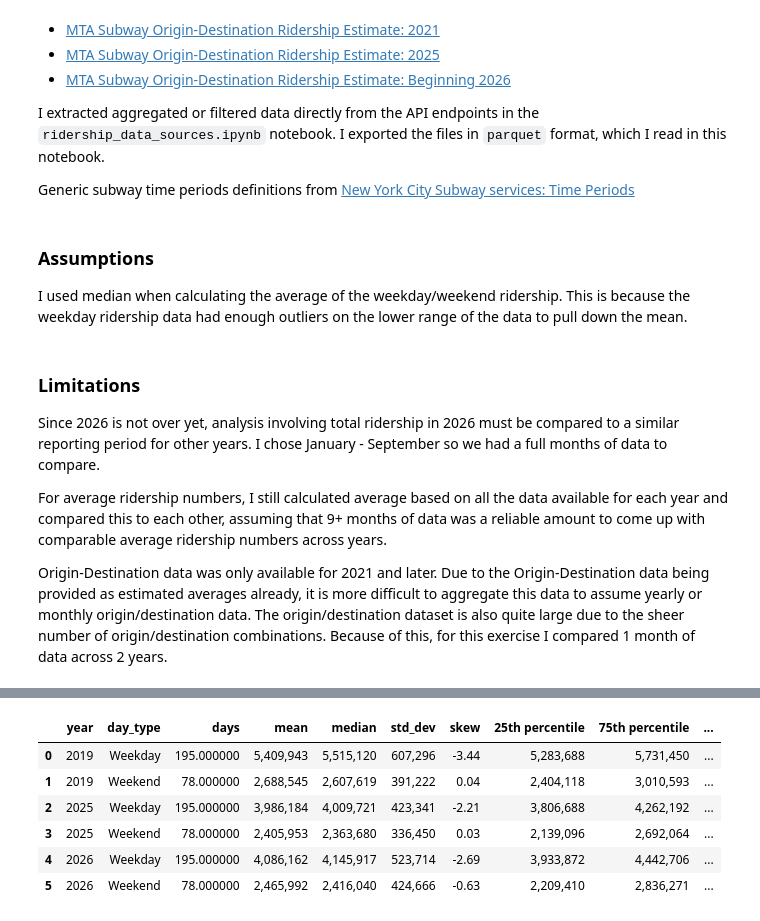
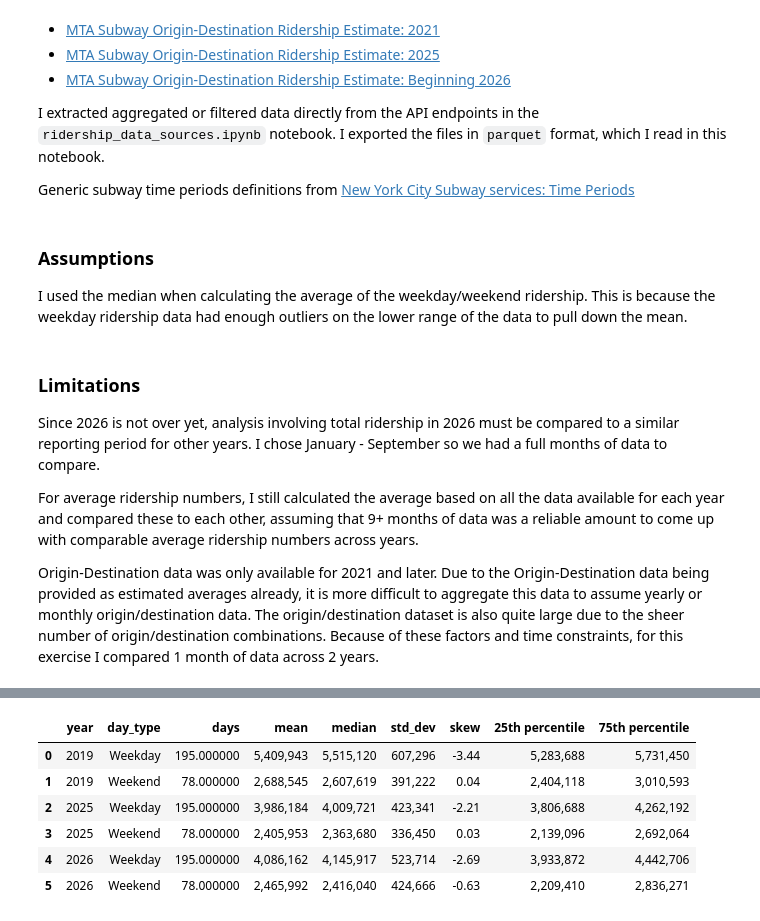
Before and after one commit to amyewang/ridership_analysis, a Jupyter notebook: ridership_analysis.ipynb, the cells around one changed output, grey strips where cells are left out. Saved outputs shown, nothing was run; the diff lists cells and outputs as text; code cells hidden in the pictures.

Commit message:
formatting

```diff
--- a/ridership_analysis.ipynb
+++ b/ridership_analysis.ipynb
@@ -1037,14 +1077,14 @@ I extracted aggregated or filtered data directly from the API endpoints in the `
 Generic subway time periods definitions from [New York City Subway services: Time Periods](https://en.wikipedia.org/wiki/List_of_New_York_City_Subway_services#Time_periods)
 # %% [markdown]
 ### Assumptions
-I used median when calculating the average of the weekday/weekend ridership. This is because the weekday ridership data had enough outliers on the lower range of the data to pull down the mean.
+I used the median when calculating the average of the weekday/weekend ridership. This is because the weekday ridership data had enough outliers on the lower range of the data to pull down the mean.
 # %% [markdown]
 ### Limitations
 Since 2026 is not over yet, analysis involving total ridership in 2026 must be compared to a similar reporting period for other years. I chose January - September so we had a full months of data to compare.
 
-For average ridership numbers, I still calculated average based on all the data available for each year and compared this to each other, assuming that 9+ months of data was a reliable amount to come up with comparable average ridership numbers across years.
+For average ridership numbers, I still calculated the average based on all the data available for each year and compared these to each other, assuming that 9+ months of data was a reliable amount to come up with comparable average ridership numbers across years.
 
-Origin-Destination data was only available for 2021 and later. Due to the Origin-Destination data being provided as estimated averages already, it is more difficult to aggregate this data to assume yearly or monthly origin/destination data. The origin/destination dataset is also quite large due to the sheer number of origin/destination combinations. Because of this, for this exercise I compared 1 month of data across 2 years.
+Origin-Destination data was only available for 2021 and later. Due to the Origin-Destination data being provided as estimated averages already, it is more difficult to aggregate this data to assume yearly or monthly origin/destination data. The origin/destination dataset is also quite large due to the sheer number of origin/destination combinations. Because of these factors and time constraints, for this exercise I compared 1 month of data across 2 years.
 # %%
 distribution_data = jan_sep_daily.loc[
     jan_sep_daily["year"].isin(["2019", "2025", "2026"])
@@ -1072,38 +1112,38 @@ def summarize_distribution(group):
     values = group["total_ridership"]
     return pd.Series({
         "days": values.count(),
         "mean": values.mean(),
         "median": values.median(),
         "std_dev": values.std(),
         "skew": values.skew(),
         "25th percentile": values.quantile(0.25),
         "75th percentile": values.quantile(0.75),
         "min": values.min(),
         "max": values.max(),
     })
 
 distribution_summary = (
     distribution_data.groupby(["year", "day_type"])
     .apply(summarize_distribution, include_groups=False)
     .reset_index()
 )
 
-display(distribution_summary.style.format({
+display(distribution_summary[["year", "day_type", "days", "mean", "median", "std_dev", "skew", "25th percentile", "75th percentile"]].style.format({
     "mean": "{:,.0f}",
     "median": "{:,.0f}",
     "std_dev": "{:,.0f}",
     "skew": "{:.2f}",
     "25th percentile": "{:,.0f}",
     "75th percentile": "{:,.0f}",
     "min": "{:,.0f}",
     "max": "{:,.0f}",
 }))
 # %% [output]
 [interactive output not drawn]
-|  | year | day_type | days | mean | median | std_dev | skew | 25th percentile | 75th percentile | ... |
-| 0 | 2019 | Weekday | 195.000000 | 5,409,943 | 5,515,120 | 607,296 | -3.44 | 5,283,688 | 5,731,450 | ... |
-| 1 | 2019 | Weekend | 78.000000 | 2,688,545 | 2,607,619 | 391,222 | 0.04 | 2,404,118 | 3,010,593 | ... |
-| 2 | 2025 | Weekday | 195.000000 | 3,986,184 | 4,009,721 | 423,341 | -2.21 | 3,806,688 | 4,262,192 | ... |
-| 3 | 2025 | Weekend | 78.000000 | 2,405,953 | 2,363,680 | 336,450 | 0.03 | 2,139,096 | 2,692,064 | ... |
-| 4 | 2026 | Weekday | 195.000000 | 4,086,162 | 4,145,917 | 523,714 | -2.69 | 3,933,872 | 4,442,706 | ... |
-| 5 | 2026 | Weekend | 78.000000 | 2,465,992 | 2,416,040 | 424,666 | -0.63 | 2,209,410 | 2,836,271 | ... |
+|  | year | day_type | days | mean | median | std_dev | skew | 25th percentile | 75th percentile |
+| 0 | 2019 | Weekday | 195.000000 | 5,409,943 | 5,515,120 | 607,296 | -3.44 | 5,283,688 | 5,731,450 |
+| 1 | 2019 | Weekend | 78.000000 | 2,688,545 | 2,607,619 | 391,222 | 0.04 | 2,404,118 | 3,010,593 |
+| 2 | 2025 | Weekday | 195.000000 | 3,986,184 | 4,009,721 | 423,341 | -2.21 | 3,806,688 | 4,262,192 |
+| 3 | 2025 | Weekend | 78.000000 | 2,405,953 | 2,363,680 | 336,450 | 0.03 | 2,139,096 | 2,692,064 |
+| 4 | 2026 | Weekday | 195.000000 | 4,086,162 | 4,145,917 | 523,714 | -2.69 | 3,933,872 | 4,442,706 |
+| 5 | 2026 | Weekend | 78.000000 | 2,465,992 | 2,416,040 | 424,666 | -0.63 | 2,209,410 | 2,836,271 |
```
Also changed, not shown: parts of 18 cells of this notebook, 1 other file.
